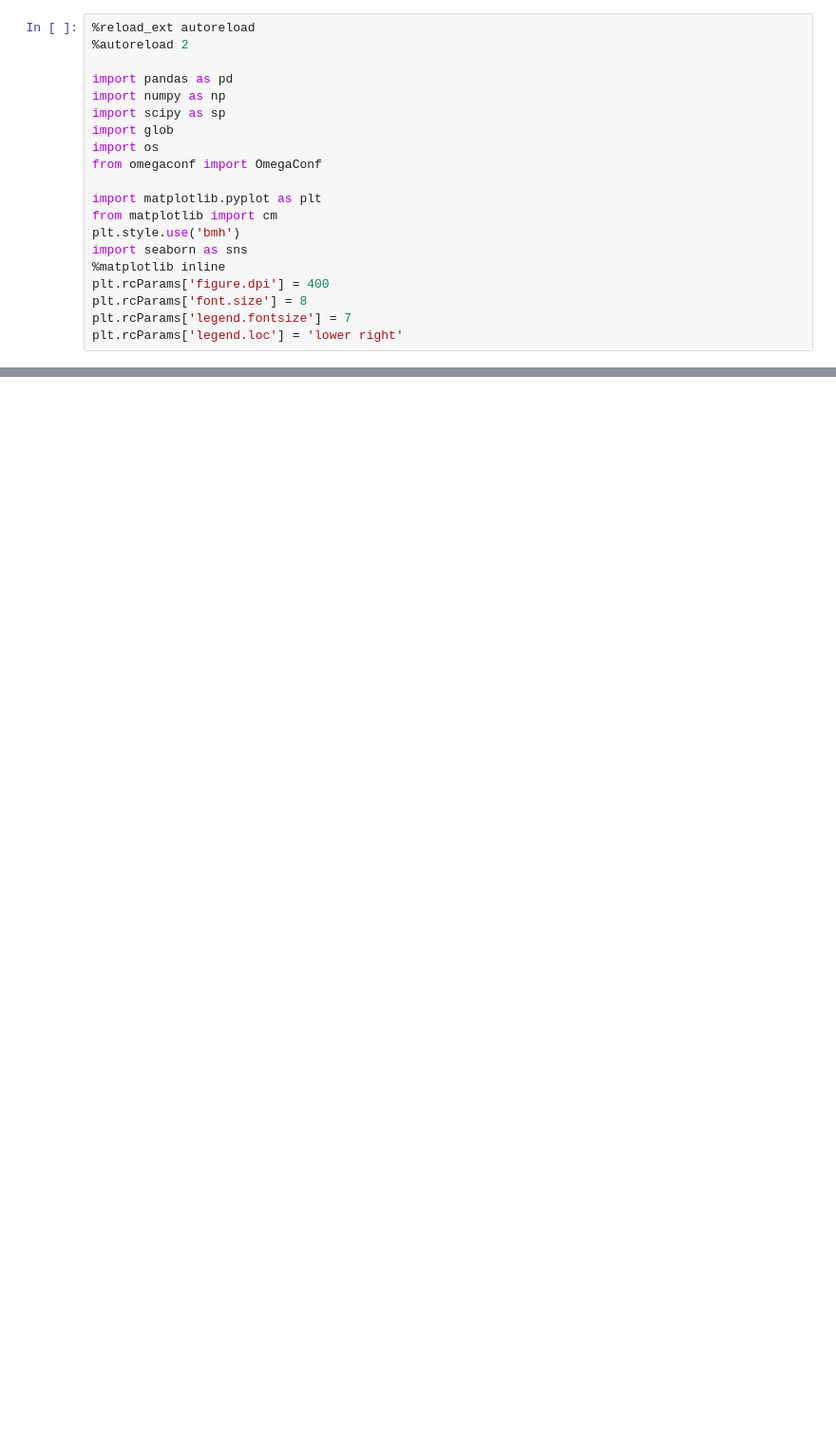
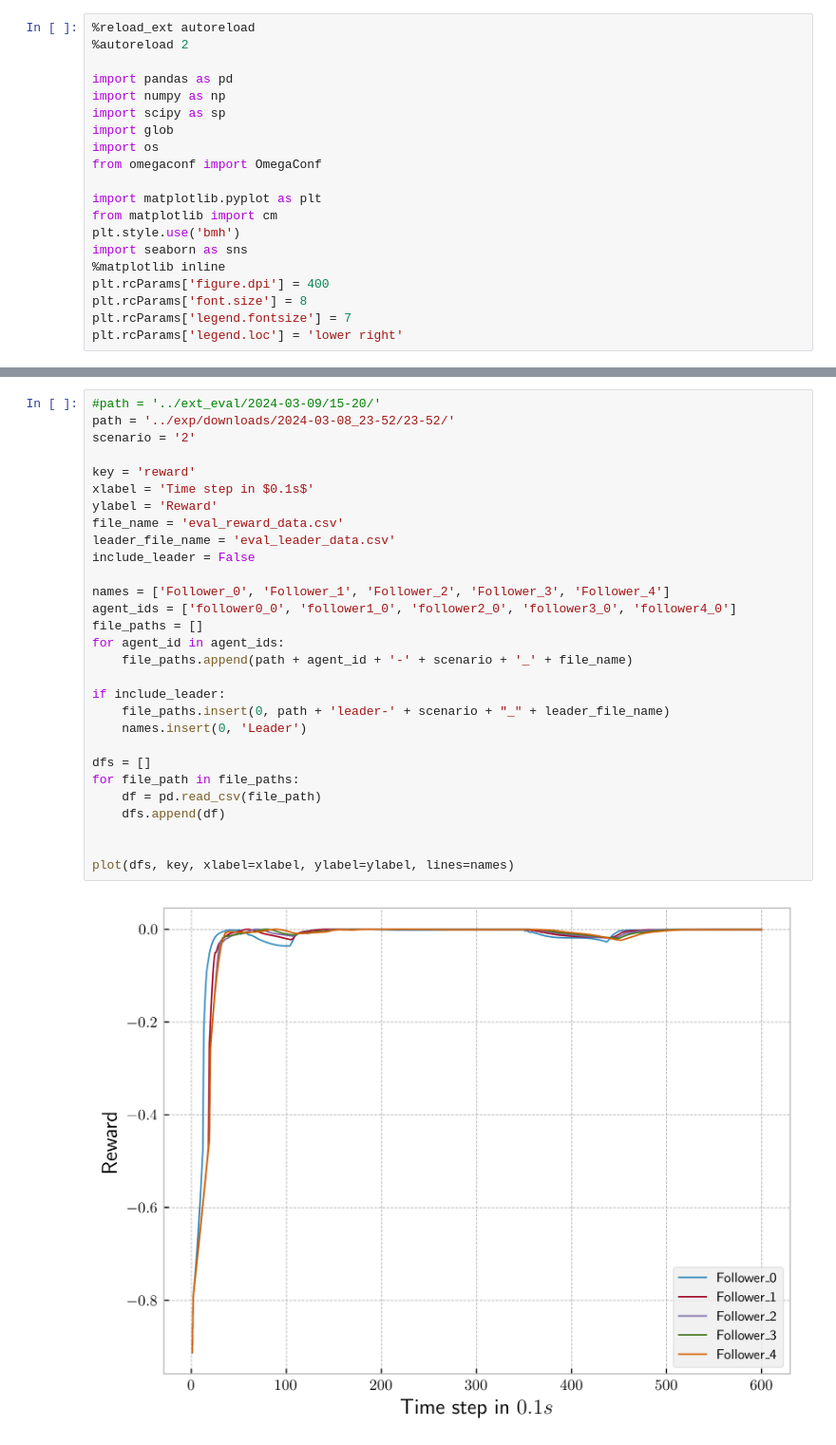
Before and after one commit to RGR-repo-cloud/RL-based_Longitudinal_Vehicle_Platooning_in_SUMO, a Jupyter notebook: evaluation/plot_control_results.ipynb, the cells around one changed output, grey strips where cells are left out. Shown at 95% size. Cells and saved outputs as stored; diff of their text form; blank space fills up the shorter version.

```diff
--- a/evaluation/plot_control_results.ipynb
+++ b/evaluation/plot_control_results.ipynb
@@ -83,0 +93,31 @@ plot(dfs, key, names)
+# %%
+#path = '../ext_eval/2024-03-09/15-20/'
+path = '../exp/downloads/2024-03-08_23-52/23-52/'
+scenario = '2'
+
+key = 'reward'
+xlabel = 'Time step in $0.1s$'
+ylabel = 'Reward'
+file_name = 'eval_reward_data.csv'
+leader_file_name = 'eval_leader_data.csv'
+include_leader = False
+
+names = ['Follower_0', 'Follower_1', 'Follower_2', 'Follower_3', 'Follower_4']
+agent_ids = ['follower0_0', 'follower1_0', 'follower2_0', 'follower3_0', 'follower4_0']
+file_paths = []
+for agent_id in agent_ids:
+    file_paths.append(path + agent_id + '-' + scenario + '_' + file_name)
+
+if include_leader:
+    file_paths.insert(0, path + 'leader-' + scenario + "_" + leader_file_name)
+    names.insert(0, 'Leader')
+
+dfs = []
+for file_path in file_paths:
+    df = pd.read_csv(file_path)
+    dfs.append(df)
+
+
+plot(dfs, key, xlabel=xlabel, ylabel=ylabel, lines=names)
+# %% [output]
+[figure, added]
```
Also changed, not shown: parts of 3 cells of this notebook, 6 other files.
